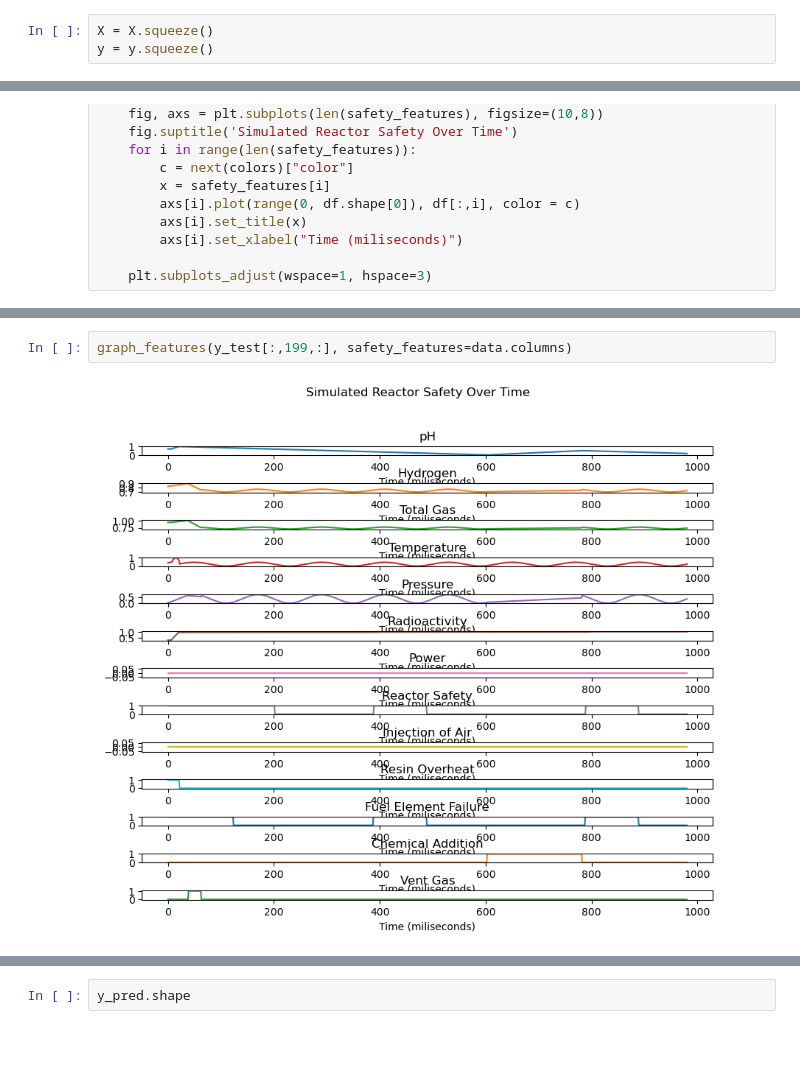
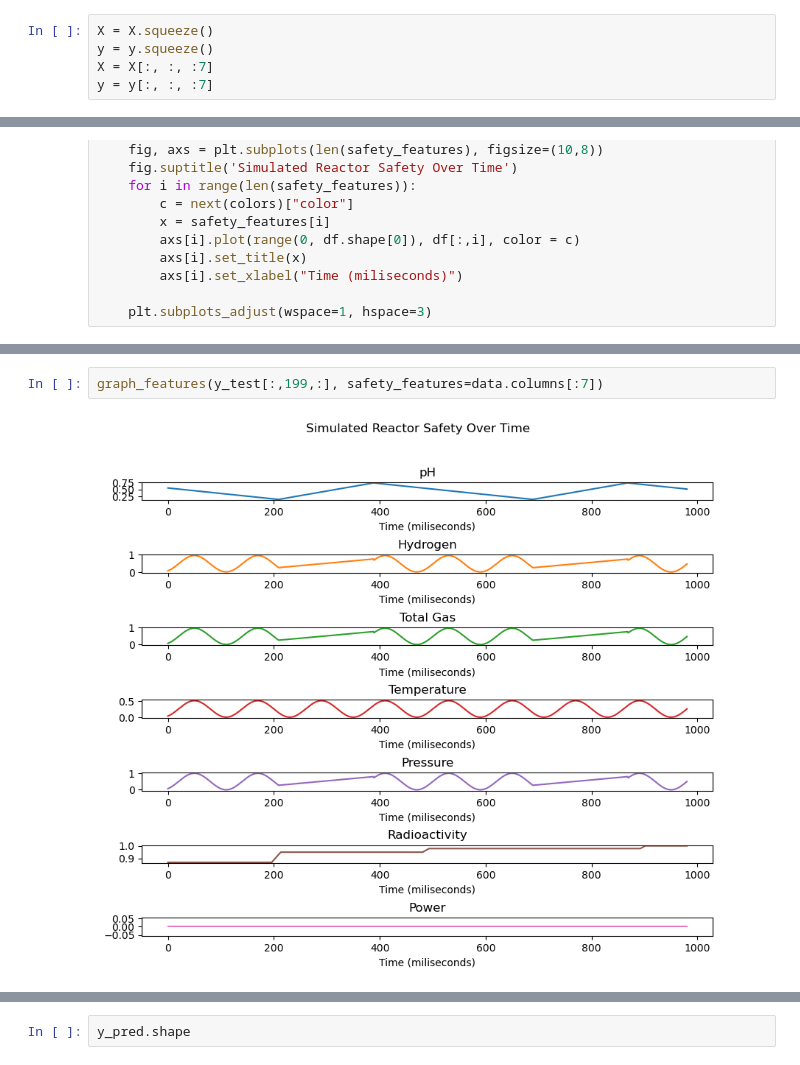
Before and after one commit to shawnschulz/chem_277B_capstone_project, a Jupyter notebook: shawn_model.ipynb, the cells around one changed output, grey strips where cells are left out. Saved outputs shown, nothing was run; the diff lists cells and outputs as text.

```diff
--- a/shawn_model.ipynb
+++ b/shawn_model.ipynb
@@ -65,3 +77,5 @@ X, y = utils.prep_lstm_data(np.array(data), n_past, m_future)
 # %%
 X = X.squeeze()
 y = y.squeeze()
+X = X[:, :, :7]
+y = y[:, :, :7]
@@ -287,7 +297,7 @@ graph_features(np.array(data), safety_features = data.columns)
 # %%
-graph_features(y_test[:,199,:], safety_features=data.columns)
+graph_features(y_test[:,199,:], safety_features=data.columns[:7])
 # %% [output]
-[figure, old version]
+[figure, new version]
 # %%
 y_pred_normalized = my_model.predict(X_test)
 # %% [output]
```
Also changed, not shown: parts of 21 cells of this notebook, 2 other files.
